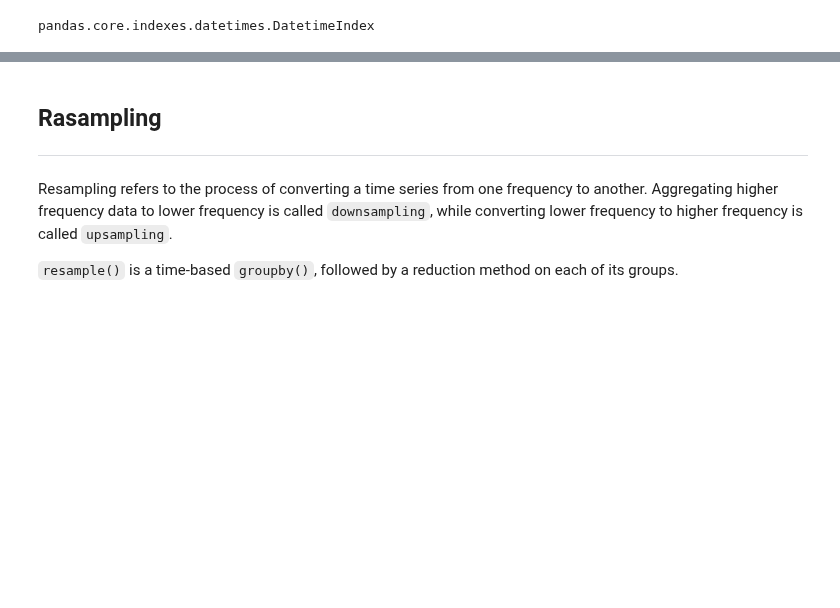
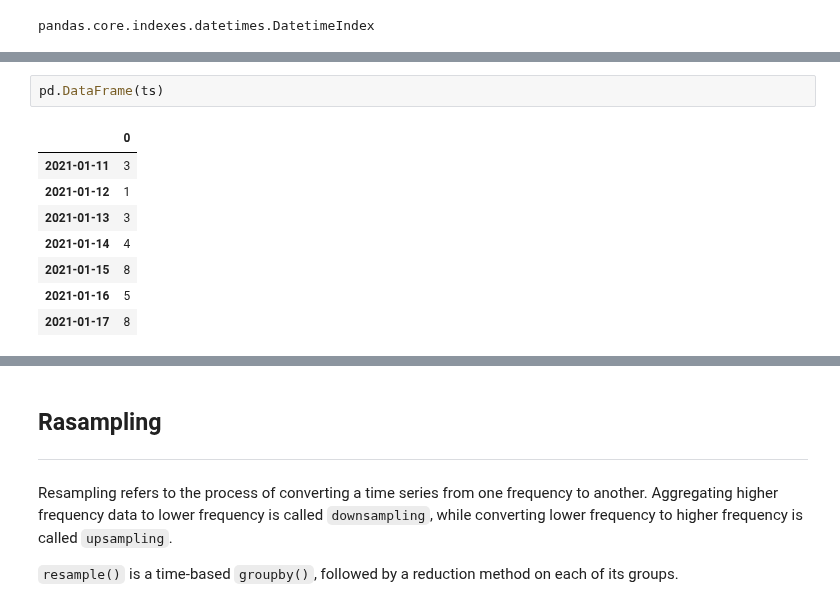
Before and after one commit to Okroshiashvili/Data_Analysis_Python, a Jupyter notebook: Lecture 8/Time_Series.ipynb, the cells around one changed output, grey strips where cells are left out. Saved outputs shown, nothing was run; the diff lists cells and outputs as text; blank space fills up the shorter version.

```diff
--- a/Lecture 8/Time_Series.ipynb
+++ b/Lecture 8/Time_Series.ipynb
@@ -826,0 +872,11 @@ Shifting (Leading and Lagging) data refers to moving data backward and forward t
+# %%
+pd.DataFrame(ts)
+# %% [output]
+|  | 0 |
+| 2021-01-11 | 3 |
+| 2021-01-12 | 1 |
+| 2021-01-13 | 3 |
+| 2021-01-14 | 4 |
+| 2021-01-15 | 8 |
+| 2021-01-16 | 5 |
+| 2021-01-17 | 8 |
```
Also changed, not shown: parts of 10 cells of this notebook.
